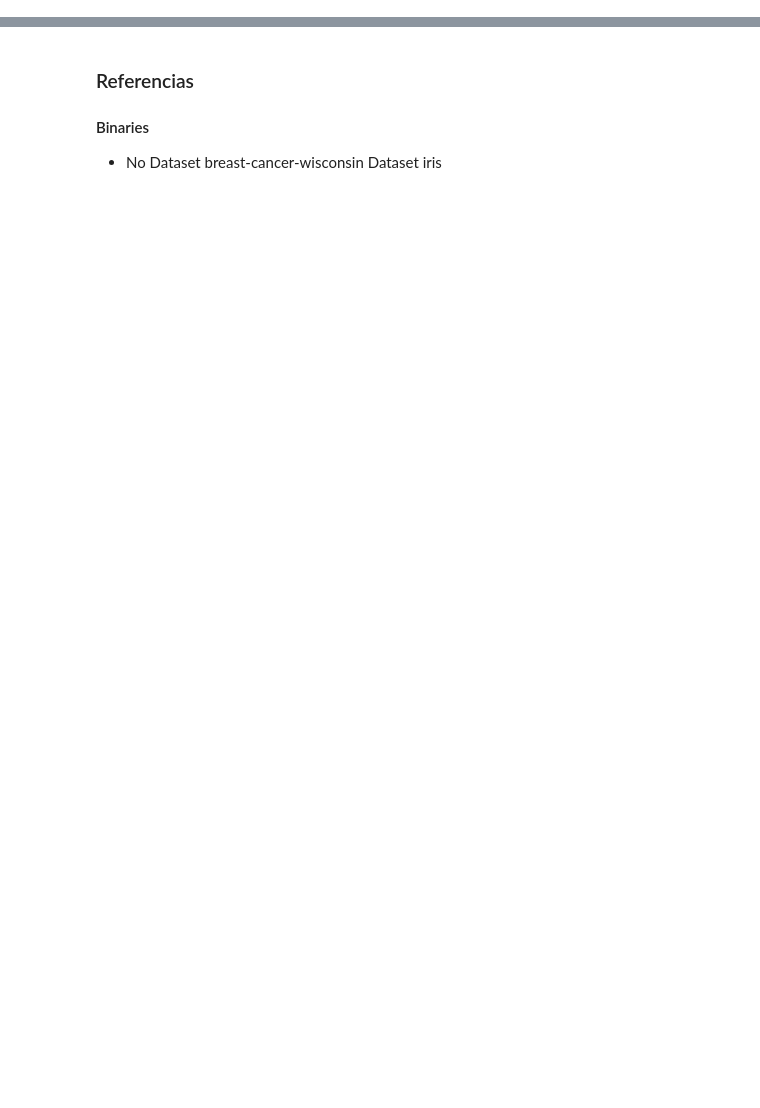
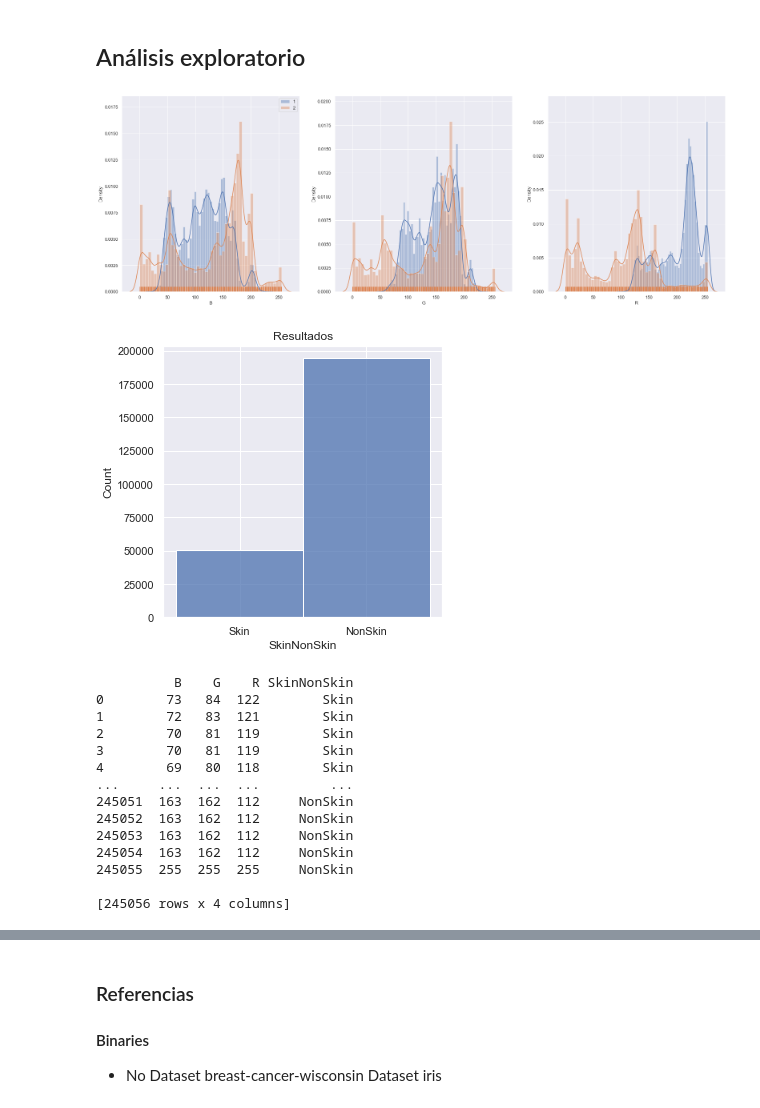
Before and after one commit to hugosep/machine-learning-taller-1, a Jupyter notebook: ml-taller-1-Jorge.ipynb, the cells around one changed output, grey strips where cells are left out. Saved outputs shown, nothing was run; the diff lists cells and outputs as text; code cells hidden in the pictures; blank space fills up the shorter version.

```diff
--- a/ml-taller-1-Jorge.ipynb
+++ b/ml-taller-1-Jorge.ipynb
@@ -73,0 +256,6 @@ ValueError: Unknown label type: (array([-1, 1], dtype=object),)
+# %%
+data = pd.read_csv('datasets/Skin_NonSkin.txt', sep="\t")
+print("Nan?: \n", data.isna().sum())
+
+data.columns = ["B", "G", "R", "SkinNonSkin"]
+print("Shape SkinNonSkin: ", data.shape)
@@ -73,0 +270,41 @@ ValueError: Unknown label type: (array([-1, 1], dtype=object),)
+# %% [markdown]
+## Análisis exploratorio
+# %%
+fig, axes = plt.subplots(figsize=(9*3, 9), nrows=1, ncols=3)
+
+"""data[data["SkinNonSkin"]==1] = "Skin"
+data[data["SkinNonSkin"]==2] = "NonSkin" """
+
+for i, column in enumerate(data.columns[:-1]):
+    for result in [1, 2]:
+        target = data.loc[data['SkinNonSkin'] == result]
+        sns.distplot(target[column], rug=True, kde=True, ax=axes[i], label=result)
+    if i==0:
+        axes[0].legend()
+
+data.loc[data["SkinNonSkin"] == 1, "SkinNonSkin"] = "Skin"
+data.loc[data["SkinNonSkin"] == 2, "SkinNonSkin"] = "NonSkin"
+
+fig, ax = plt.subplots(figsize=(5, 5),nrows=1)
+sns.histplot(data=data["SkinNonSkin"], palette="Blues_d",ax=ax, label=["Skin", "NonSkin"])
+ax.set_title('Resultados')
+plt.show()
+
+print(data)
+# %% [output]
+[figure, added]
+[figure, added]
+          B    G    R SkinNonSkin
+0        73   84  122        Skin
+1        72   83  121        Skin
+2        70   81  119        Skin
+3        70   81  119        Skin
+4        69   80  118        Skin
+...     ...  ...  ...         ...
+245051  163  162  112     NonSkin
+245052  163  162  112     NonSkin
+245053  163  162  112     NonSkin
+245054  163  162  112     NonSkin
+245055  255  255  255     NonSkin
+
+[245056 rows x 4 columns]
```
Also changed, not shown: parts of 21 cells of this notebook, 4 other files.
